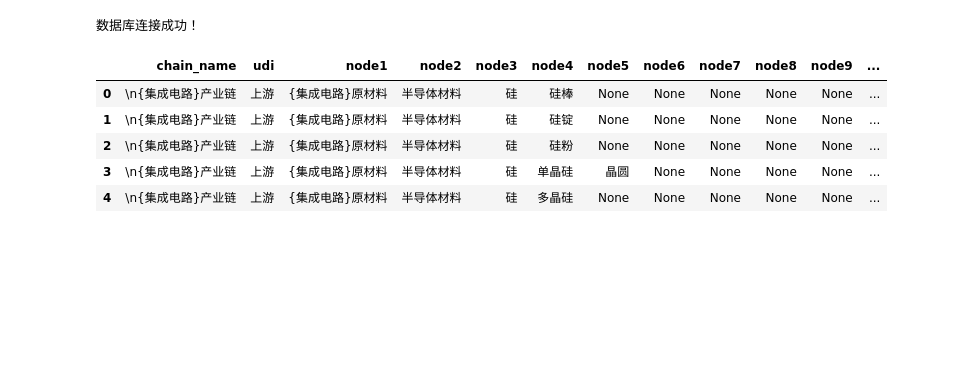
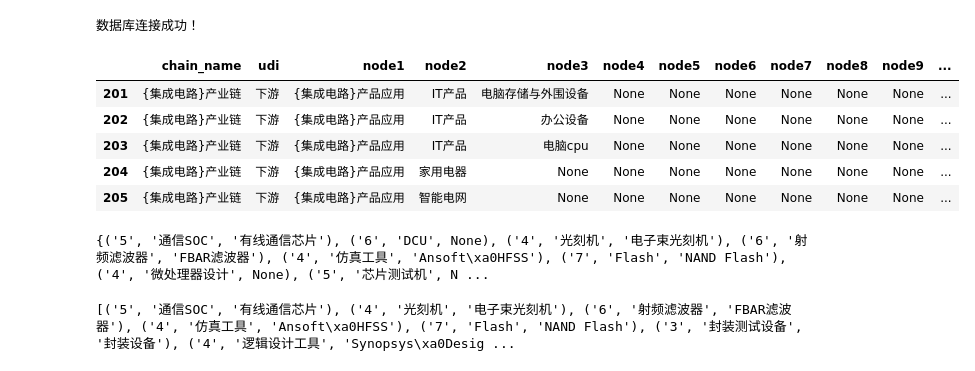
Before and after one commit to daiyipu/yiheng, a Jupyter notebook: industry_chain.ipynb, the cells around one changed output. Saved outputs shown, nothing was run; the diff lists cells and outputs as text; code cells hidden in the pictures; blank space fills up the shorter version.

```diff
--- a/industry_chain.ipynb
+++ b/industry_chain.ipynb
@@ -9,7 +9,7 @@ from scipy import stats
 # %%
 db = pymysql.connect(host='localhost',
                      user='root',
-
+                     password='7788520q',
                      database='industry',
                      charset='utf8')
 cursor = db.cursor()
@@ -25,14 +25,34 @@ origin_chip = cursor.fetchall()
 origin_chip_pd=pd.DataFrame(list(origin_chip))
 origin_chip_columns_names=['chain_name','udi','node1','node2','node3','node4','node5','node6','node7','node8','node9','node10','create_dt','create_person','update_dt','update_person']
 origin_chip_pd.columns=origin_chip_columns_names
+# %%
+origin_chip_pd=origin_chip_pd[origin_chip_pd['chain_name']!=""]
 # %%
-origin_chip_pd.head()
+origin_chip_pd.tail()
 # %% [output]
 |  | chain_name | udi | node1 | node2 | node3 | node4 | node5 | node6 | node7 | node8 | node9 | ... |
-| 0 | \n{集成电路}产业链 | 上游 | {集成电路}原材料 | 半导体材料 | 硅 | 硅棒 | None | None | None | None | None | ... |
-| 1 | \n{集成电路}产业链 | 上游 | {集成电路}原材料 | 半导体材料 | 硅 | 硅锭 | None | None | None | None | None | ... |
-| 2 | \n{集成电路}产业链 | 上游 | {集成电路}原材料 | 半导体材料 | 硅 | 硅粉 | None | None | None | None | None | ... |
-| 3 | \n{集成电路}产业链 | 上游 | {集成电路}原材料 | 半导体材料 | 硅 | 单晶硅 | 晶圆 | None | None | None | None | ... |
-| 4 | \n{集成电路}产业链 | 上游 | {集成电路}原材料 | 半导体材料 | 硅 | 多晶硅 | None | None | None | None | None | ... |
+| 201 | {集成电路}产业链 | 下游 | {集成电路}产品应用 | IT产品 | 电脑存储与外围设备 | None | None | None | None | None | None | ... |
+| 202 | {集成电路}产业链 | 下游 | {集成电路}产品应用 | IT产品 | 办公设备 | None | None | None | None | None | None | ... |
+| 203 | {集成电路}产业链 | 下游 | {集成电路}产品应用 | IT产品 | 电脑cpu | None | None | None | None | None | None | ... |
+| 204 | {集成电路}产业链 | 下游 | {集成电路}产品应用 | 家用电器 | None | None | None | None | None | None | None | ... |
+| 205 | {集成电路}产业链 | 下游 | {集成电路}产品应用 | 智能电网 | None | None | None | None | None | None | None | ... |
 # %%
-for i in origin_chip_columns_names:
+all_list=[]
+for i in range(origin_chip_pd.shape[1]-6):
+    for j in range(origin_chip_pd.shape[0]):
+        # print(i,j)
+        h=tuple(str(i))+tuple(origin_chip_pd.iloc[j,i:i+2])
+        # print(h)
+        all_list.append(h)
+k=set(all_list)
+print(k)
+# %% [output]
+{('5', '通信SOC', '有线通信芯片'), ('6', 'DCU', None), ('4', '光刻机', '电子束光刻机'), ('6', '射频滤波器', 'FBAR滤波器'), ('4', '仿真工具', 'Ansoft\xa0HFSS'), ('7', 'Flash', 'NAND Flash'), ('4', '微处理器设计', None), ('5', '芯片测试机', N ...
+# %%
+node_list=[]
+for t in range(len(k)):
+    if all(list(k)[t]) is True:
+        node_list.append(list(k)[t])
+print(node_list)
+# %% [output]
+[('5', '通信SOC', '有线通信芯片'), ('4', '光刻机', '电子束光刻机'), ('6', '射频滤波器', 'FBAR滤波器'), ('4', '仿真工具', 'Ansoft\xa0HFSS'), ('7', 'Flash', 'NAND Flash'), ('3', '封装测试设备', '封装设备'), ('4', '逻辑设计工具', 'Synopsys\xa0Desig ...
```
Also changed, not shown: parts of 3 cells of this notebook.
